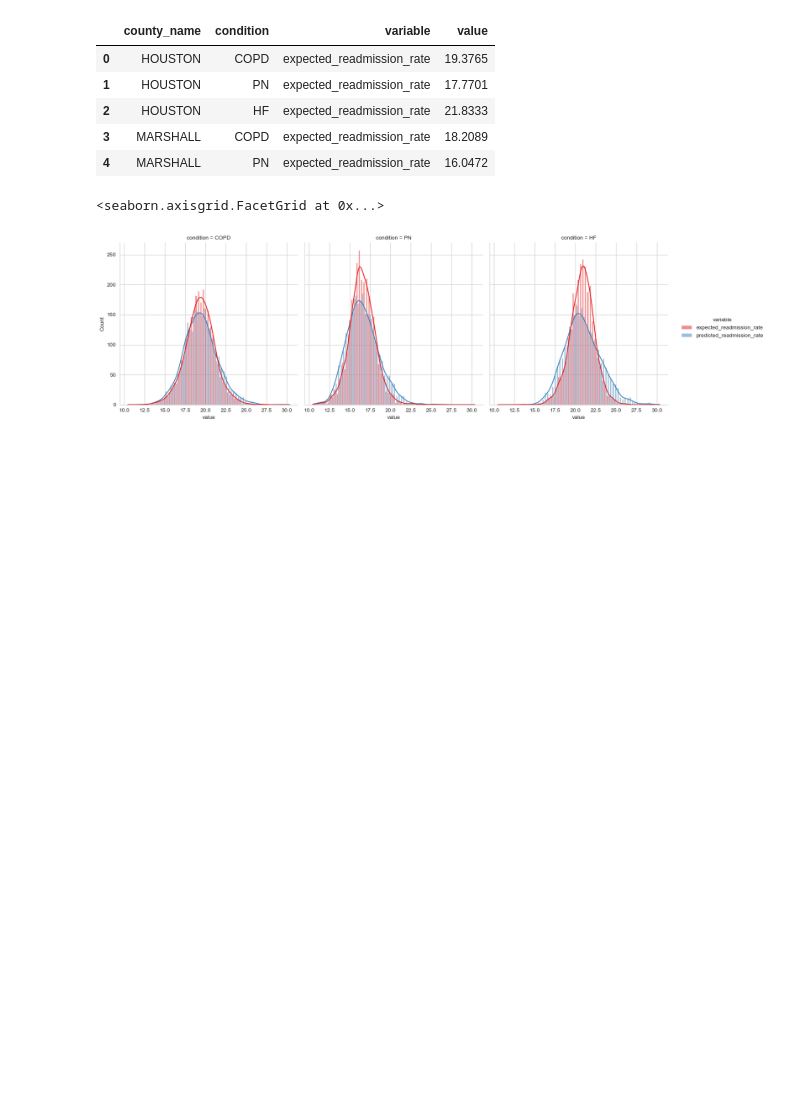
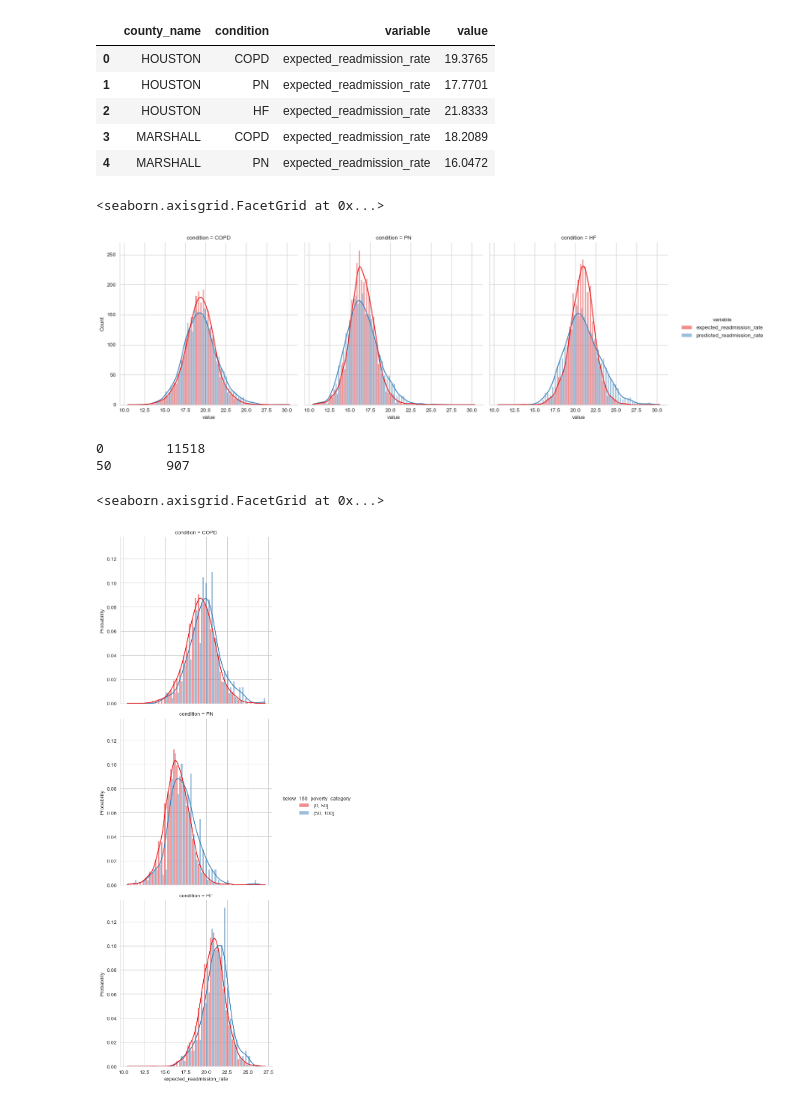
Before and after one commit to DS4A-2023-Team-20/ca-sdoh, a Jupyter notebook: code/batool/eda.ipynb, the cells around one changed output. Cells and saved outputs as stored; diff of their text form; code cells hidden in the pictures; blank space fills up the shorter version.

```diff
--- a/code/batool/eda.ipynb
+++ b/code/batool/eda.ipynb
@@ -54,3 +54,20 @@ sns.displot(readm,x='value',col='condition',hue='variable',multiple="dodge",kde=
 # %% [output]
 <seaborn.axisgrid.FacetGrid at 0x...>
 [figure]
+# %%
+bins=[0,7.5,11,14,17,19.5,22,25,28.5,32,36,41.5,50,100]
+bins = [0,50,100]
+nval, bin_edges = np.histogram(df['below_150_poverty_pct'],bins=bins)
+
+for nv,b in zip(nval,bin_edges):
+    print(b,'\t',nv)
+# %% [output]
+0        11518
+50       907
+# %%
+df['below_150_poverty_category'] = pd.cut(df['below_150_poverty_pct'],bins=bins)
+# %%
+sns.displot(df,x='expected_readmission_rate',row='condition',hue='below_150_poverty_category',multiple="dodge",kde=True,stat='probability',common_norm=False)
+# %% [output]
+<seaborn.axisgrid.FacetGrid at 0x...>
+[figure, added]
```
Also changed, not shown: parts of 23 cells of this notebook.
